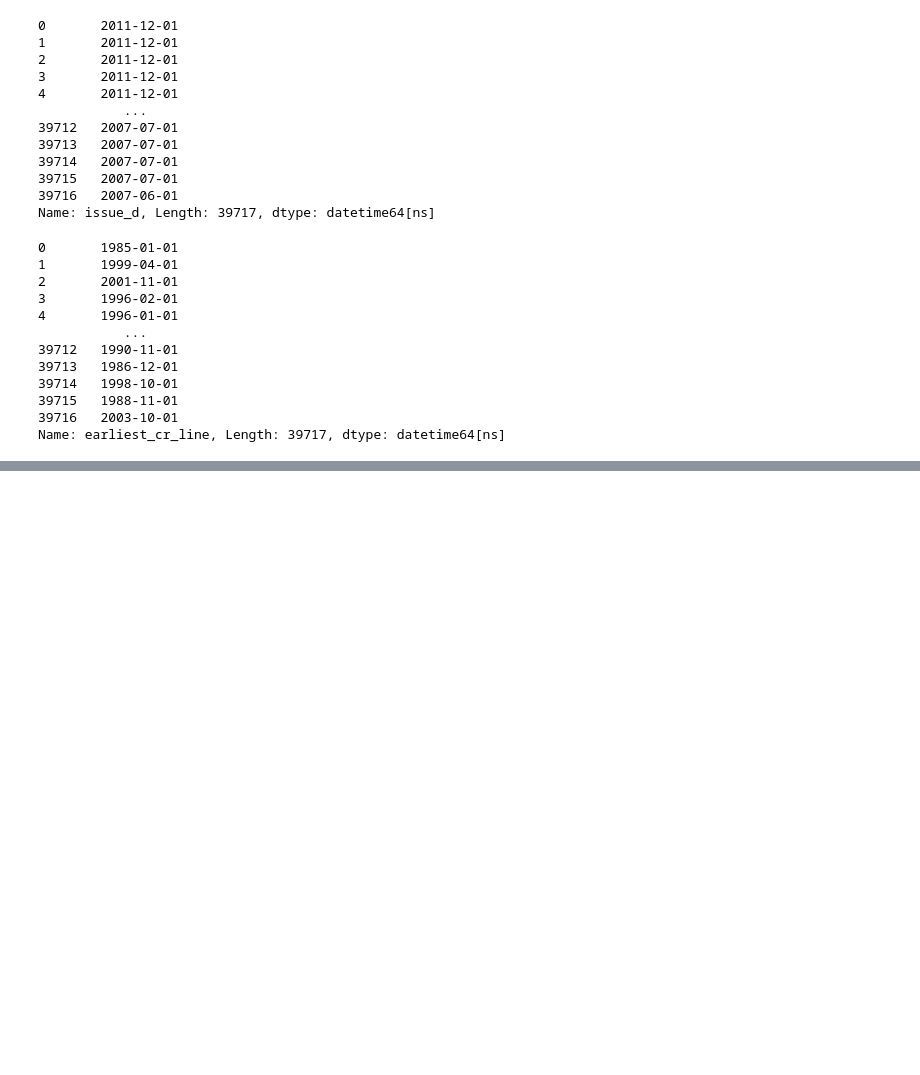
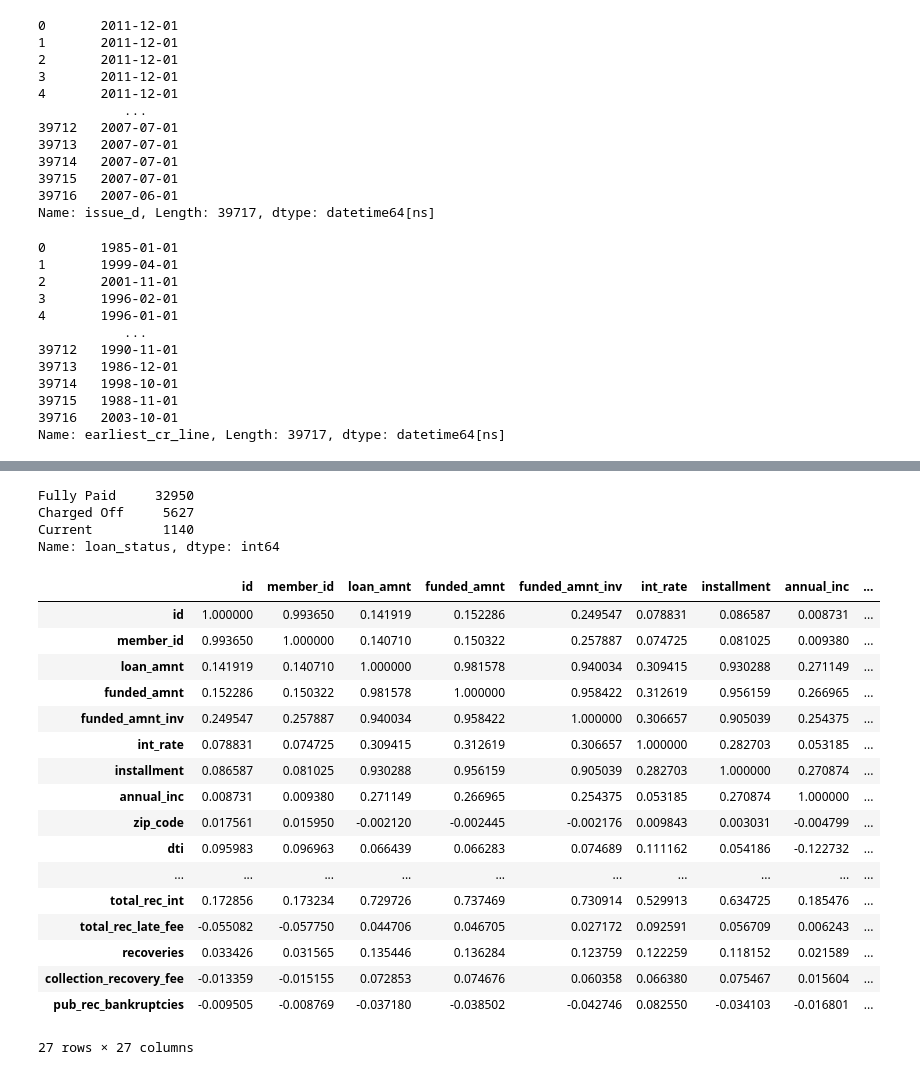
Before and after one commit to maniraj1234/LendingClubCaseStudy, a Jupyter notebook: LendingClubCaseStudy.ipynb, the cells around one changed output, grey strips where cells are left out. Saved outputs shown, nothing was run; the diff lists cells and outputs as text; code cells hidden in the pictures; blank space fills up the shorter version.

```diff
--- a/LendingClubCaseStudy.ipynb
+++ b/LendingClubCaseStudy.ipynb
@@ -331,0 +476,7 @@ Name: last_credit_pull_d, Length: 39717, dtype: datetime64[ns]
+# %%
+loan_data.loan_status.value_counts()
+# %% [output]
+Fully Paid     32950
+Charged Off     5627
+Current         1140
+Name: loan_status, dtype: int64
@@ -331,0 +486,21 @@ Name: last_credit_pull_d, Length: 39717, dtype: datetime64[ns]
+# %%
+loan_data.corr()
+# %% [output]
+|  | id | member_id | loan_amnt | funded_amnt | funded_amnt_inv | int_rate | installment | annual_inc | ... |
+| id | 1.000000 | 0.993650 | 0.141919 | 0.152286 | 0.249547 | 0.078831 | 0.086587 | 0.008731 | ... |
+| member_id | 0.993650 | 1.000000 | 0.140710 | 0.150322 | 0.257887 | 0.074725 | 0.081025 | 0.009380 | ... |
+| loan_amnt | 0.141919 | 0.140710 | 1.000000 | 0.981578 | 0.940034 | 0.309415 | 0.930288 | 0.271149 | ... |
+| funded_amnt | 0.152286 | 0.150322 | 0.981578 | 1.000000 | 0.958422 | 0.312619 | 0.956159 | 0.266965 | ... |
+| funded_amnt_inv | 0.249547 | 0.257887 | 0.940034 | 0.958422 | 1.000000 | 0.306657 | 0.905039 | 0.254375 | ... |
+| int_rate | 0.078831 | 0.074725 | 0.309415 | 0.312619 | 0.306657 | 1.000000 | 0.282703 | 0.053185 | ... |
+| installment | 0.086587 | 0.081025 | 0.930288 | 0.956159 | 0.905039 | 0.282703 | 1.000000 | 0.270874 | ... |
+| annual_inc | 0.008731 | 0.009380 | 0.271149 | 0.266965 | 0.254375 | 0.053185 | 0.270874 | 1.000000 | ... |
+| zip_code | 0.017561 | 0.015950 | -0.002120 | -0.002445 | -0.002176 | 0.009843 | 0.003031 | -0.004799 | ... |
+| dti | 0.095983 | 0.096963 | 0.066439 | 0.066283 | 0.074689 | 0.111162 | 0.054186 | -0.122732 | ... |
+| ... | ... | ... | ... | ... | ... | ... | ... | ... | ... |
+| total_rec_int | 0.172856 | 0.173234 | 0.729726 | 0.737469 | 0.730914 | 0.529913 | 0.634725 | 0.185476 | ... |
+| total_rec_late_fee | -0.055082 | -0.057750 | 0.044706 | 0.046705 | 0.027172 | 0.092591 | 0.056709 | 0.006243 | ... |
+| recoveries | 0.033426 | 0.031565 | 0.135446 | 0.136284 | 0.123759 | 0.122259 | 0.118152 | 0.021589 | ... |
+| collection_recovery_fee | -0.013359 | -0.015155 | 0.072853 | 0.074676 | 0.060358 | 0.066380 | 0.075467 | 0.015604 | ... |
+| pub_rec_bankruptcies | -0.009505 | -0.008769 | -0.037180 | -0.038502 | -0.042746 | 0.082550 | -0.034103 | -0.016801 | ... |
+27 rows × 27 columns
```
Also changed, not shown: parts of 32 cells of this notebook, 1 other file.
